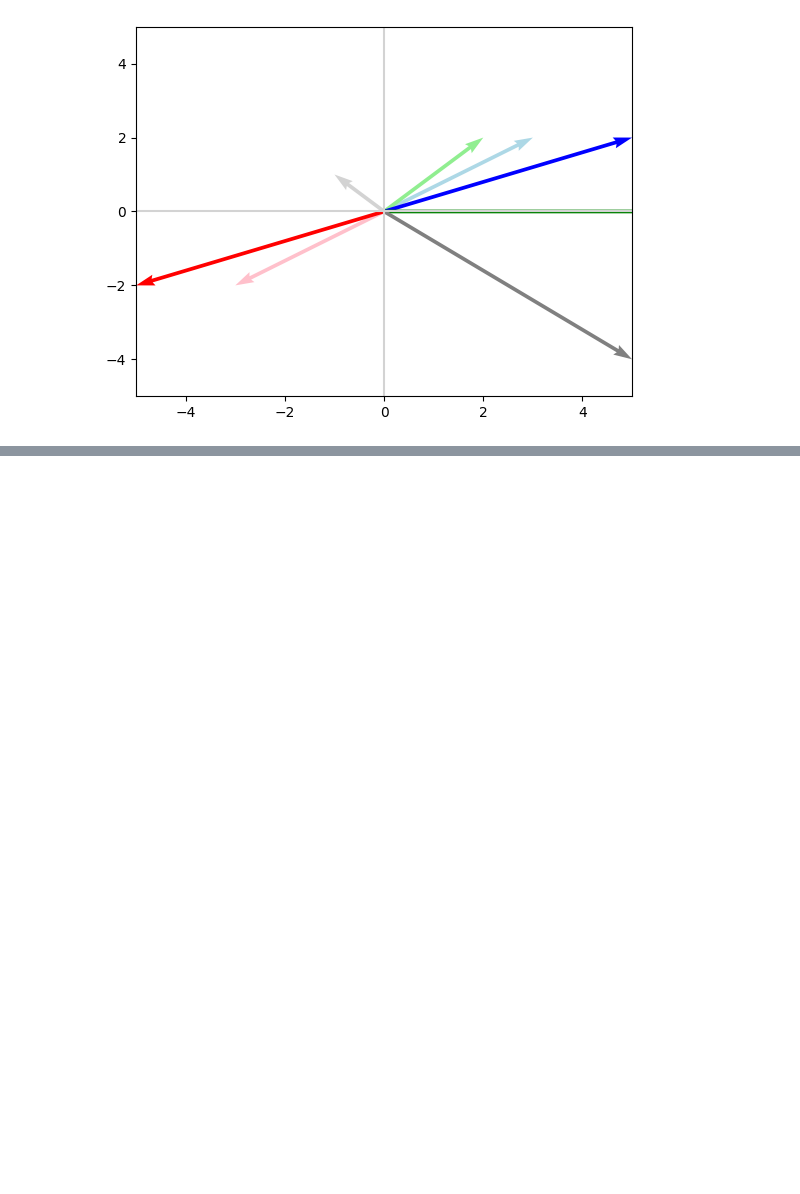
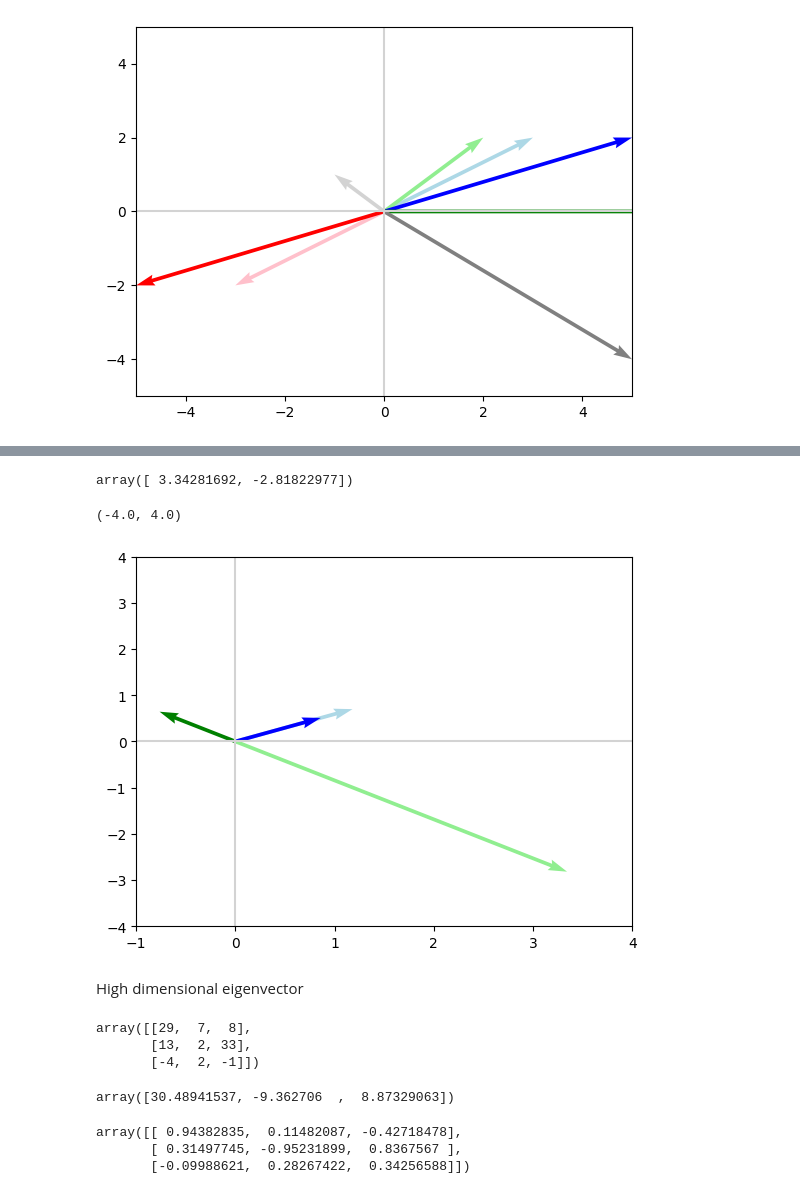
Before and after one commit to Krisho1/Machine-Learning-Foundations-Math-Probability-Statistics-and-Computer-Science-Python-Codes-, a Jupyter notebook: Linerar_Algebra_II_.ipynb, the cells around one changed output, grey strips where cells are left out. Drawn from its saved outputs; the diff is of its cells as text; code cells hidden in the pictures; blank space fills up the shorter version.

```diff
--- a/Linerar_Algebra_II_.ipynb
+++ b/Linerar_Algebra_II_.ipynb
@@ -131,0 +188,20 @@ plt.ylim(-5,5)
+# %%
+lamduh1*v_eigen1
+# %% [output]
+array([ 3.34281692, -2.81822977])
+# %%
+plot_vectors([Xv_eigen,v_eigen,Xv_eigen1,v_eigen1],['lightblue','blue','lightgreen','green'])
+plt.xlim(-1,4)
+plt.ylim(-4,4)
+# %% [output]
+(-4.0, 4.0)
+[figure, added]
+# %% [markdown]
+High dimensional eigenvector
+# %%
+X_HD = np.array([[29,7,8],[13,2,33],[-4,2,-1]])
+X_HD
+# %% [output]
+array([[29,  7,  8],
+       [13,  2, 33],
+       [-4,  2, -1]])
@@ -131,0 +210,10 @@ plt.ylim(-5,5)
+# %%
+lamdah_HD
+# %% [output]
+array([30.48941537, -9.362706  ,  8.87329063])
+# %%
+v_HD
+# %% [output]
+array([[ 0.94382835,  0.11482087, -0.42718478],
+       [ 0.31497745, -0.95231899,  0.8367567 ],
+       [-0.09988621,  0.28267422,  0.34256588]])
```
Also changed, not shown: parts of 18 cells of this notebook.
